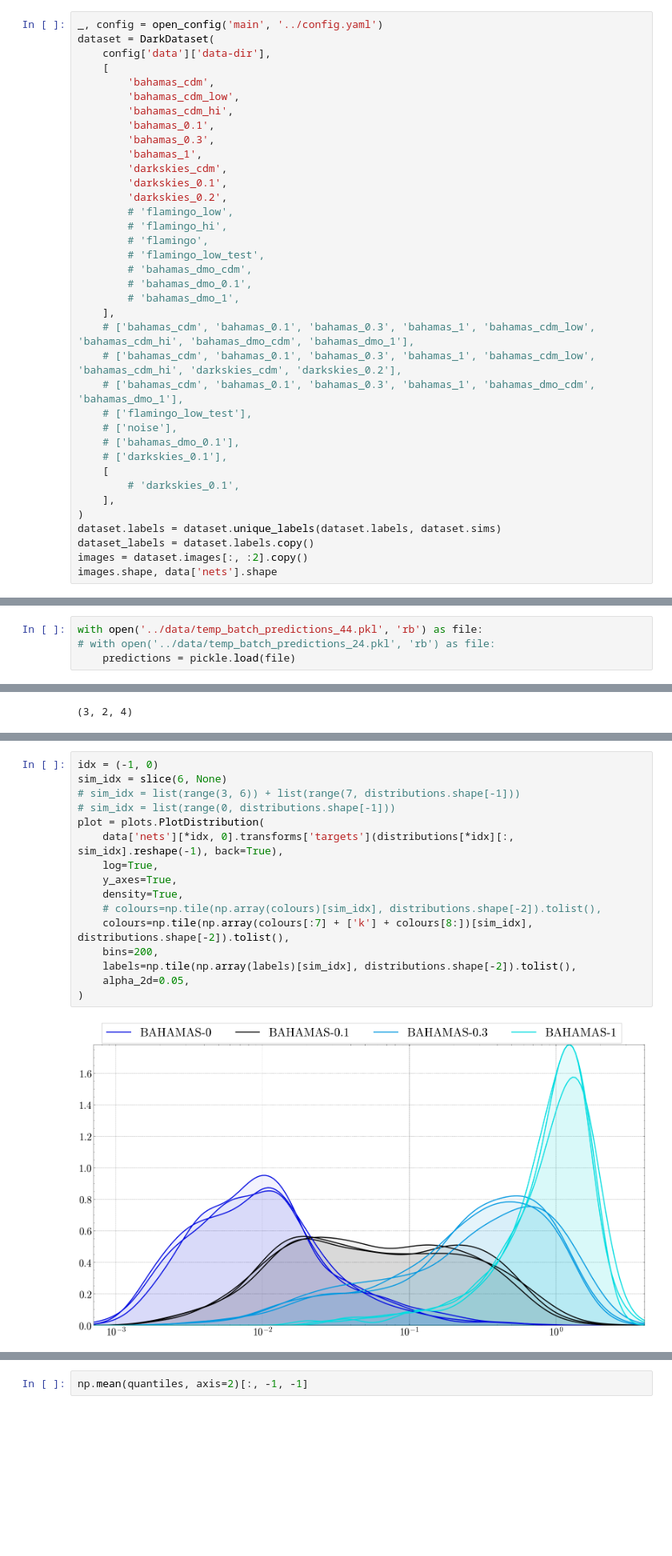
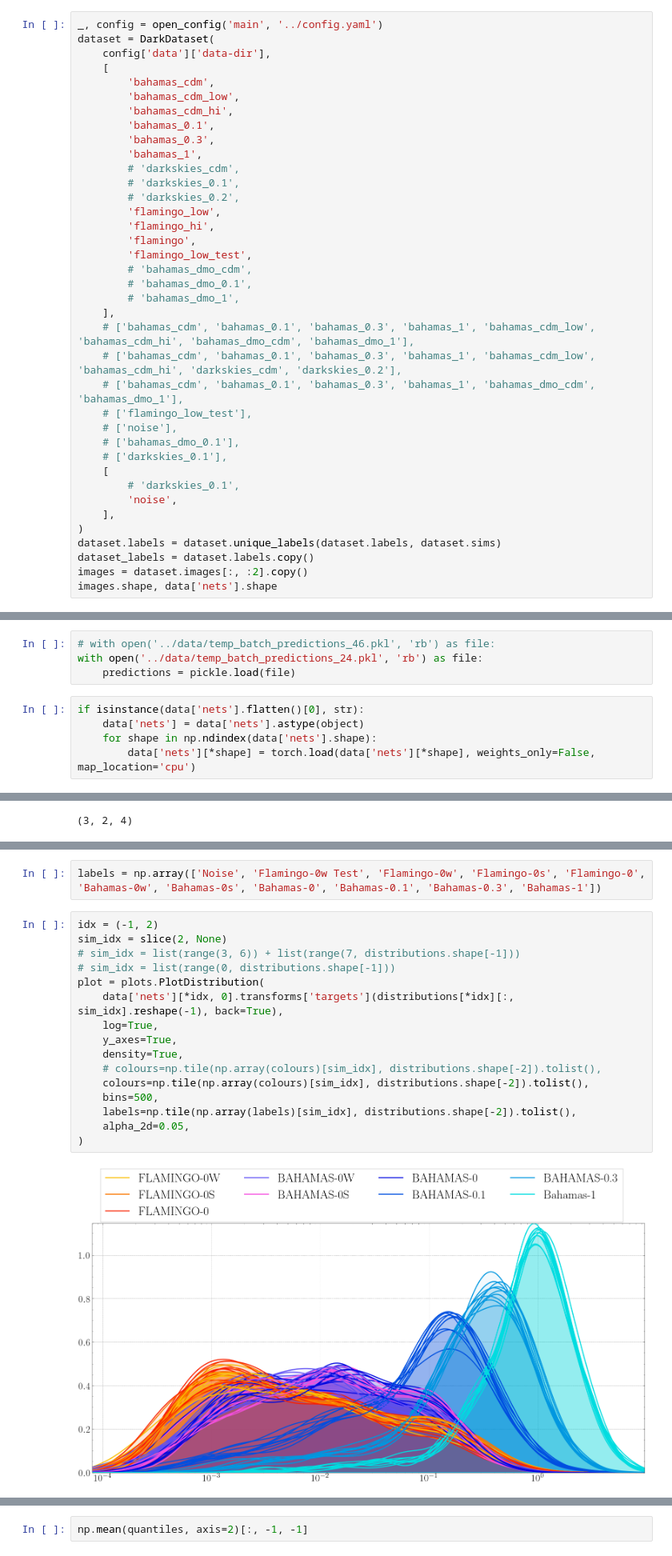
Before and after one commit to EthanTreg/Bayesian-DARKSKIES, a Jupyter notebook: jupyter_notebooks/effective_cdm.ipynb, the cells around one changed output, grey strips where cells are left out. Shown at 80% size. Cells and saved outputs as stored; diff of their text form; blank space fills up the shorter version.

```diff
--- a/jupyter_notebooks/effective_cdm.ipynb
+++ b/jupyter_notebooks/effective_cdm.ipynb
@@ -175,13 +177,13 @@ dataset = DarkDataset(
         'bahamas_0.1',
         'bahamas_0.3',
         'bahamas_1',
-        'darkskies_cdm',
-        'darkskies_0.1',
-        'darkskies_0.2',
-        # 'flamingo_low',
-        # 'flamingo_hi',
-        # 'flamingo',
-        # 'flamingo_low_test',
+        # 'darkskies_cdm',
+        # 'darkskies_0.1',
+        # 'darkskies_0.2',
+        'flamingo_low',
+        'flamingo_hi',
+        'flamingo',
+        'flamingo_low_test',
         # 'bahamas_dmo_cdm',
         # 'bahamas_dmo_0.1',
         # 'bahamas_dmo_1',
@@ -195,6 +197,7 @@ dataset = DarkDataset(
     # ['darkskies_0.1'],
     [
         # 'darkskies_0.1',
+        'noise',
     ],
 )
 dataset.labels = dataset.unique_labels(dataset.labels, dataset.sims)
@@ -206,9 +209,14 @@ images.shape, data['nets'].shape
 # %%
 predictions = np.empty(data['nets'].shape, dtype=object)
 # %%
-with open('../data/temp_batch_predictions_44.pkl', 'rb') as file:
-# with open('../data/temp_batch_predictions_24.pkl', 'rb') as file:
+# with open('../data/temp_batch_predictions_46.pkl', 'rb') as file:
+with open('../data/temp_batch_predictions_24.pkl', 'rb') as file:
     predictions = pickle.load(file)
+# %%
+if isinstance(data['nets'].flatten()[0], str):
+    data['nets'] = data['nets'].astype(object)
+    for shape in np.ndindex(data['nets'].shape):
+        data['nets'][*shape] = torch.load(data['nets'][*shape], weights_only=False, map_location='cpu')
 # %%
 for shape in np.ndindex(predictions.shape):
     if shape[-1] == 0:
@@ -487,18 +479,20 @@ array(['FLAMINGO Low Test', 'FLAMINGO Low', 'FLAMINGO High', 'FLAMINGO',
+# %%
+labels = np.array(['Noise', 'Flamingo-0w Test', 'Flamingo-0w', 'Flamingo-0s', 'Flamingo-0', 'Bahamas-0w', 'Bahamas-0s', 'Bahamas-0', 'Bahamas-0.1', 'Bahamas-0.3', 'Bahamas-1'])
 # %%
-idx = (-1, 0)
-sim_idx = slice(6, None)
+idx = (-1, 2)
+sim_idx = slice(2, None)
 # sim_idx = list(range(3, 6)) + list(range(7, distributions.shape[-1]))
 # sim_idx = list(range(0, distributions.shape[-1]))
 plot = plots.PlotDistribution(
     data['nets'][*idx, 0].transforms['targets'](distributions[*idx][:, sim_idx].reshape(-1), back=True),
     log=True,
     y_axes=True,
     density=True,
     # colours=np.tile(np.array(colours)[sim_idx], distributions.shape[-2]).tolist(),
-    colours=np.tile(np.array(colours[:7] + ['k'] + colours[8:])[sim_idx], distributions.shape[-2]).tolist(),
-    bins=200,
+    colours=np.tile(np.array(colours)[sim_idx], distributions.shape[-2]).tolist(),
+    bins=500,
     labels=np.tile(np.array(labels)[sim_idx], distributions.shape[-2]).tolist(),
     alpha_2d=0.05,
 )
 # %% [output]
-[figure, old version]
+[figure, new version]
```
Also changed, not shown: parts of 26 cells of this notebook, 22 other files.
